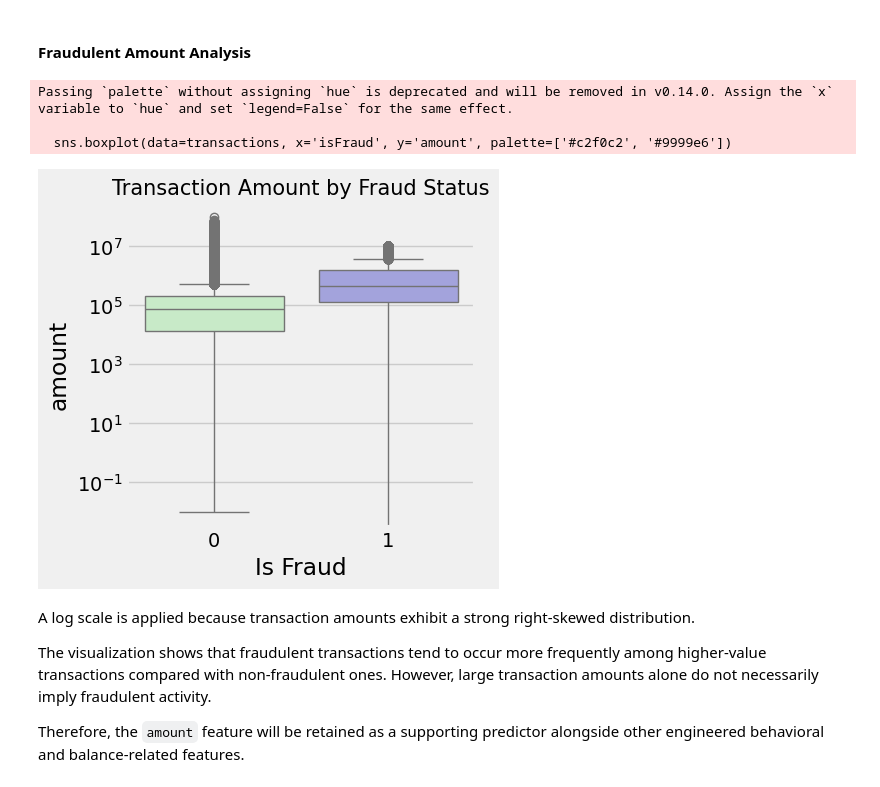
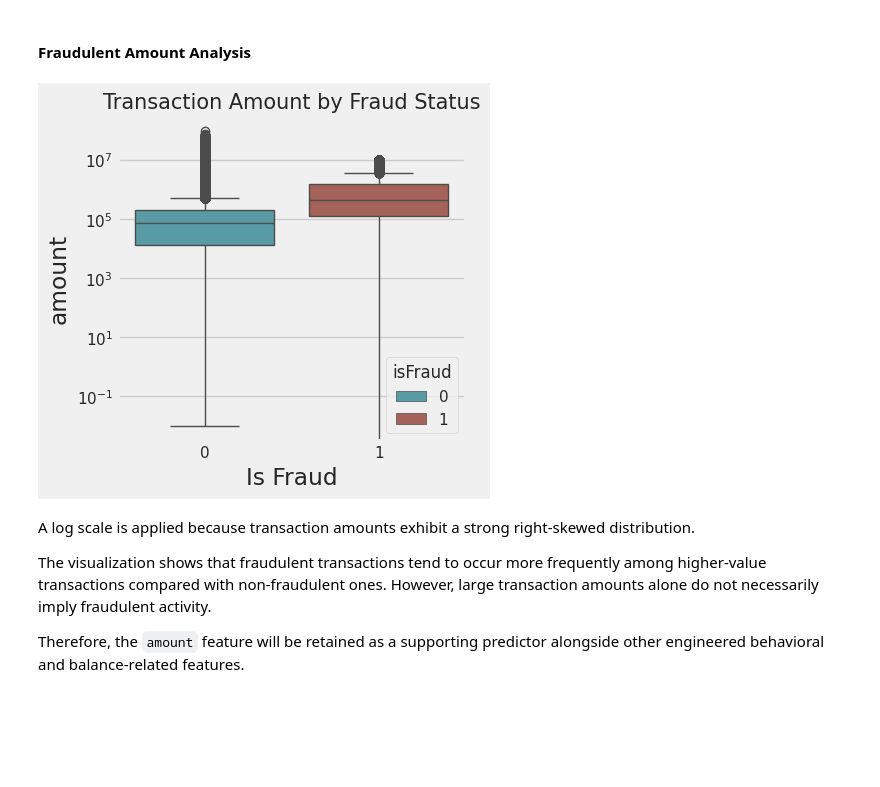
Before and after one commit to EsserMishelle/credit-card-fraud-detection-ml, a Jupyter notebook: fraud_detection.ipynb, the cells around one changed output. Drawn from its saved outputs; the diff is of its cells as text; code cells hidden in the pictures; blank space fills up the shorter version.

```diff
--- a/fraud_detection.ipynb
+++ b/fraud_detection.ipynb
@@ -208,16 +208,13 @@ This pattern indicates that fraudulent activity is concentrated in transactions
 # %%
 plt.figure(figsize=(4,4))
 
-sns.boxplot(data=transactions, x='isFraud', y='amount', palette=['#c2f0c2', '#9999e6'])
+sns.boxplot(data=transactions, x='isFraud', y='amount', hue='isFraud', palette=['#4ca4b0', '#b0584c'])
 plt.yscale('log')
 plt.xlabel('Is Fraud')
 plt.title('Transaction Amount by Fraud Status', size=15)
 plt.show()
 # %% [output]
-Passing `palette` without assigning `hue` is deprecated and will be removed in v0.14.0. Assign the `x` variable to `hue` and set `legend=False` for the same effect.
-
-  sns.boxplot(data=transactions, x='isFraud', y='amount', palette=['#c2f0c2', '#9999e6'])
-[figure, old version]
+[figure, new version]
 # %% [markdown]
 A log scale is applied because transaction amounts exhibit a strong right-skewed distribution.
 
```
Also changed, not shown: parts of 7 cells of this notebook.
